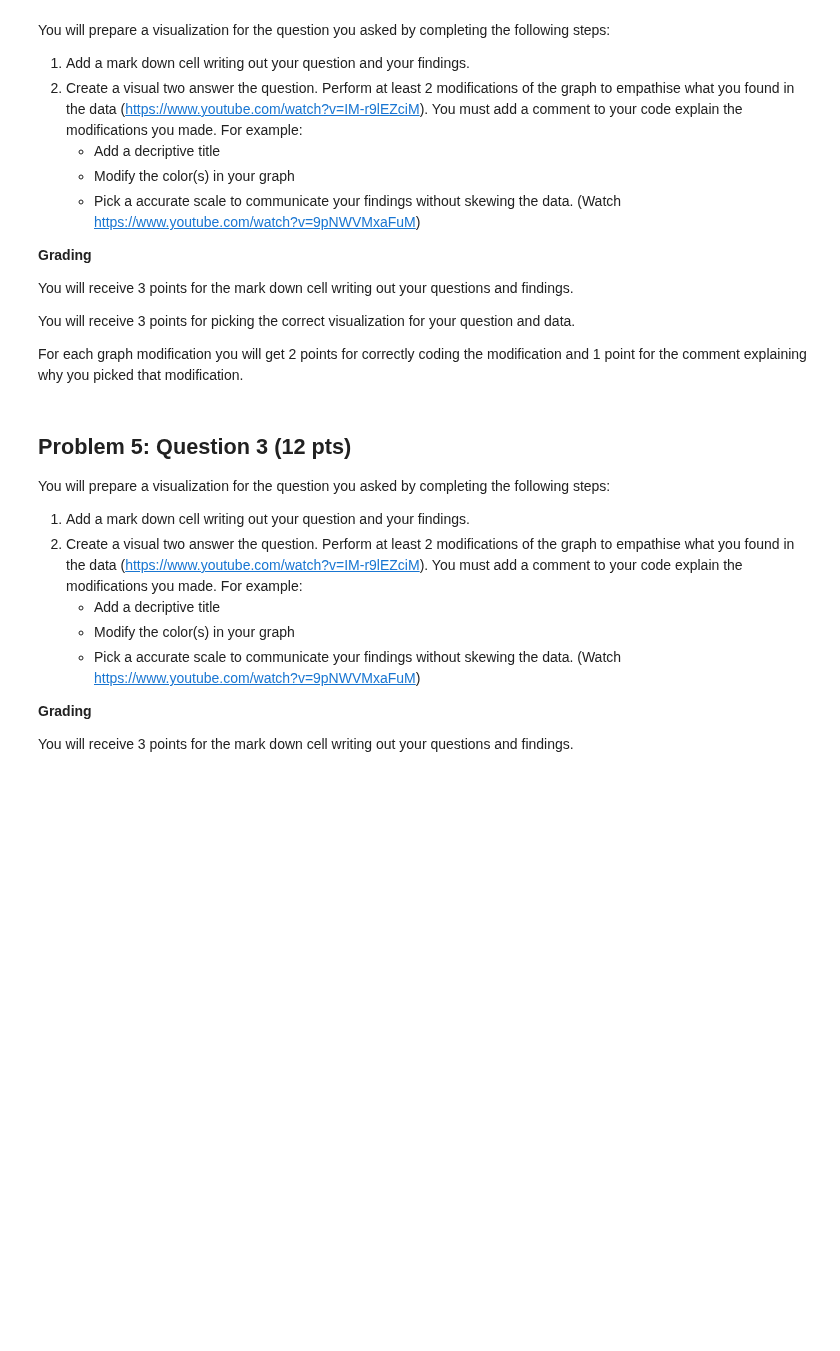
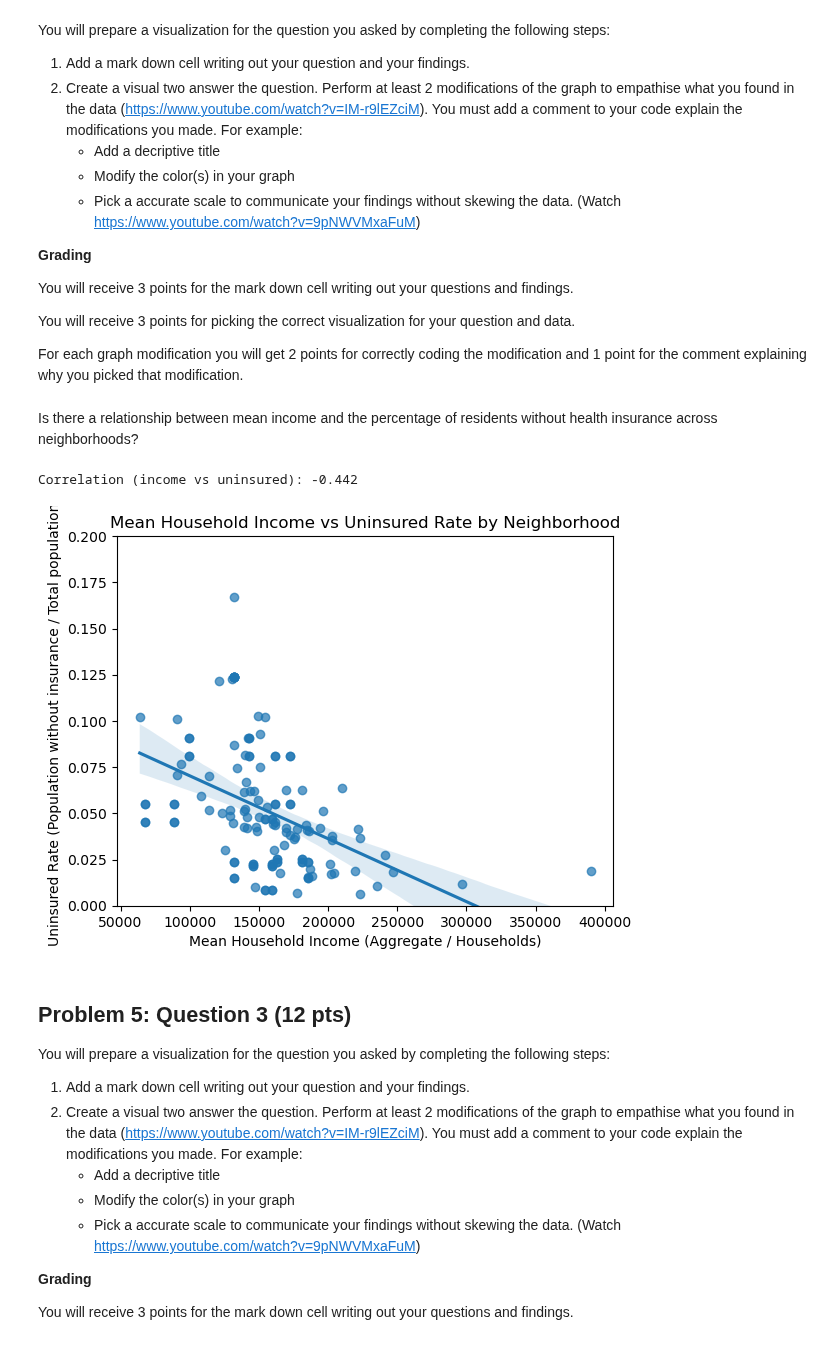
Before and after one commit to dmerced05/Daniel_AD450, a Jupyter notebook: week_9_viz_determ.ipynb, the cells around one changed output. Drawn from its saved outputs; the diff is of its cells as text; code cells hidden in the pictures; blank space fills up the shorter version.

```diff
--- a/week_9_viz_determ.ipynb
+++ b/week_9_viz_determ.ipynb
@@ -237,6 +432,29 @@ You will receive 3 points for the mark down cell writing out your questions and
 You will receive 3 points for picking the correct visualization for your question and data.
 
 For each graph modification you will get 2 points for correctly coding the modification and 1 point for the comment explaining why you picked that modification.
+# %% [markdown]
+Is there a relationship between mean income and the percentage of residents without health insurance across neighborhoods?
+# %%
+# This was originally median but I think mean is better to work with.
+ax = sns.regplot(
+    data=merged_df,
+    x="Mean_Household_Income",
+    y="Uninsured_Rate",
+    scatter_kws={"alpha": 0.7} # Same as problem 1
+)
+
+# Added descriptive names
+ax.set_title("Mean Household Income vs Uninsured Rate by Neighborhood")
+ax.set_xlabel("Mean Household Income (Aggregate / Households)")
+ax.set_ylabel("Uninsured Rate (Population without insurance / Total population)")
+
+ax.set_ylim(0, 0.2)
+
+corr_val = merged_df["Mean_Household_Income"].corr(merged_df["Uninsured_Rate"])
+print("Correlation (income vs uninsured):", round(corr_val, 3))
+# %% [output]
+Correlation (income vs uninsured): -0.442
+[figure, added]
 # %% [markdown]
 ## Problem 5: Question 3 (12 pts)
 
```
Also changed, not shown: parts of 24 cells of this notebook.
